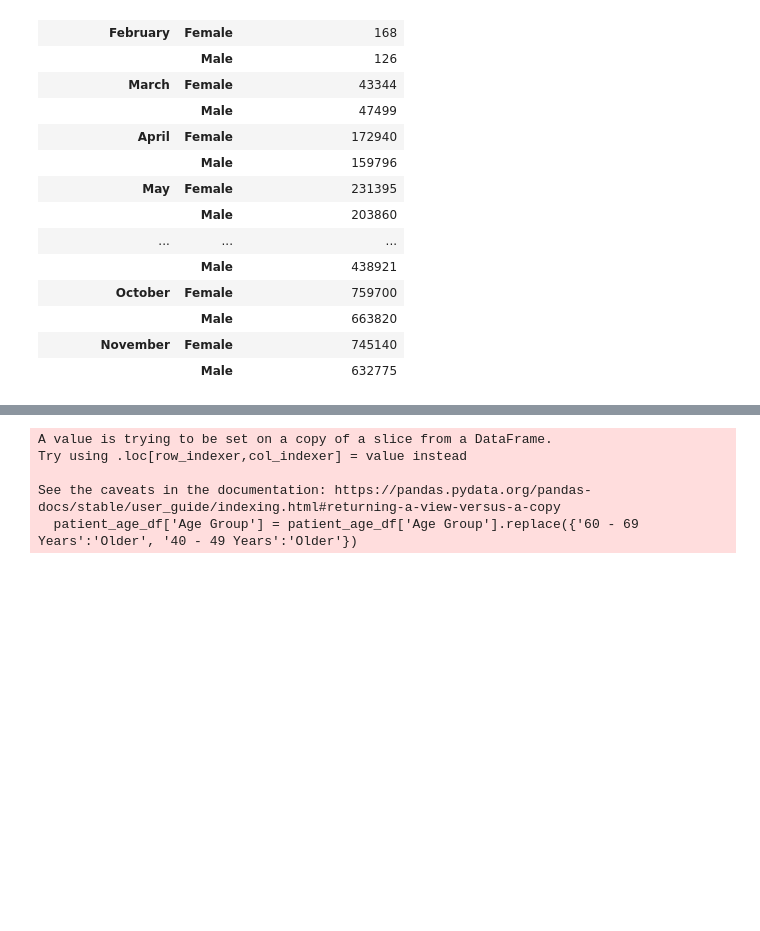
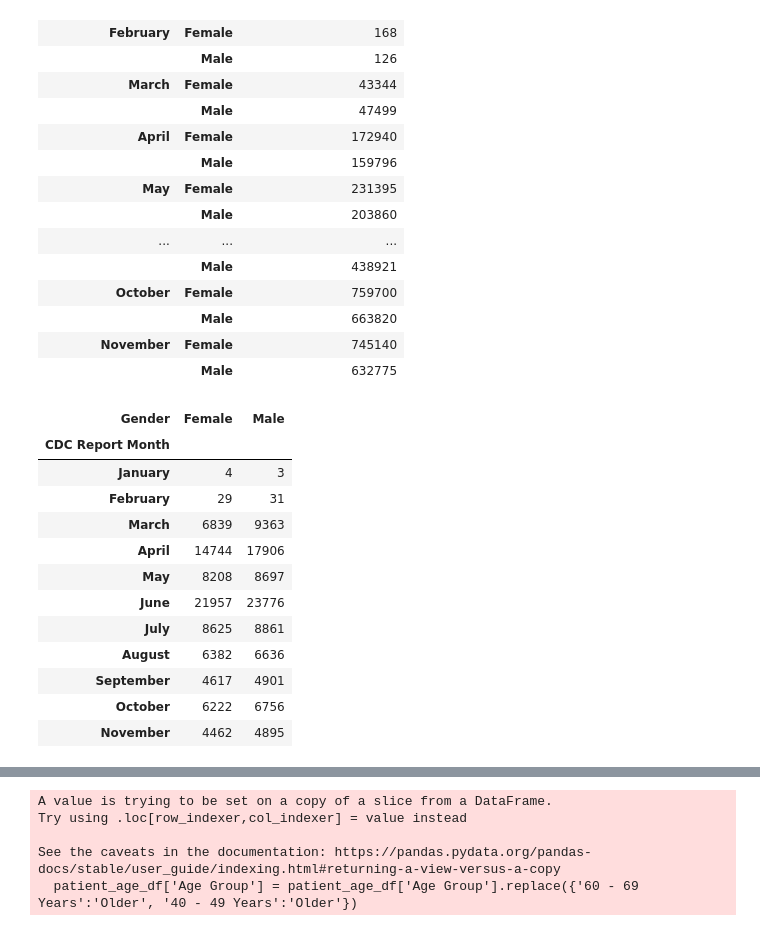
Before and after one commit to jforbis/rougeSquadron, a Jupyter notebook: JupyterScripts/StevensCleanData.ipynb, the cells around one changed output, grey strips where cells are left out. Drawn from its saved outputs; the diff is of its cells as text; code cells hidden in the pictures; blank space fills up the shorter version.

```diff
--- a/JupyterScripts/StevensCleanData.ipynb
+++ b/JupyterScripts/StevensCleanData.ipynb
@@ -373,0 +372,27 @@ gender_avg
+# %%
+#Make Data Frame only including columns where Hospitalized is True
+hos_gender_df = patient_sex_df[patient_sex_df['Hospitalized'] == "Yes"]
+hos_gender_df.head()
+
+# Create a data frame grouped by Month and Pre-Existing Condition
+gender_hos_month_df = hos_gender_df.groupby(["CDC Report Month", "Gender"])
+gender_hos_avg = gender_hos_month_df.count()
+gender_hos_avg
+
+# Pivot table for readability and plotting purposes
+gender_hos_avg_pivot = gender_hos_avg.pivot_table('Hospitalized', index='CDC Report Month', columns='Gender')
+gender_hos_avg_pivot
+# %% [output]
+| Gender | Female | Male |
+| CDC Report Month |  |  |
+| January | 4 | 3 |
+| February | 29 | 31 |
+| March | 6839 | 9363 |
+| April | 14744 | 17906 |
+| May | 8208 | 8697 |
+| June | 21957 | 23776 |
+| July | 8625 | 8861 |
+| August | 6382 | 6636 |
+| September | 4617 | 4901 |
+| October | 6222 | 6756 |
+| November | 4462 | 4895 |
```
Also changed, not shown: parts of 6 cells of this notebook.
